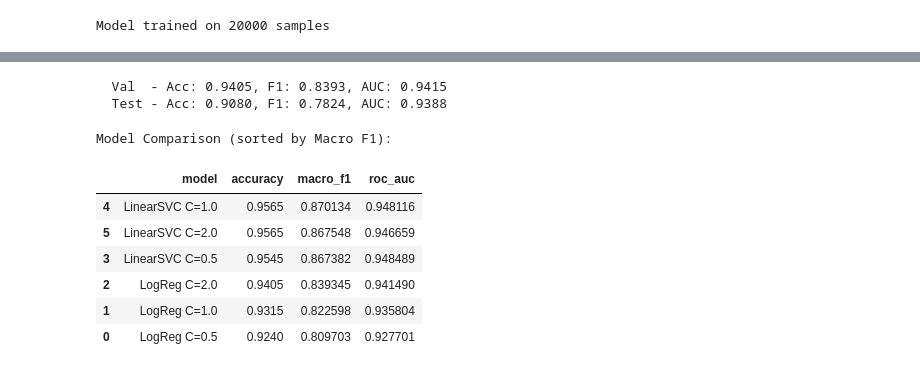
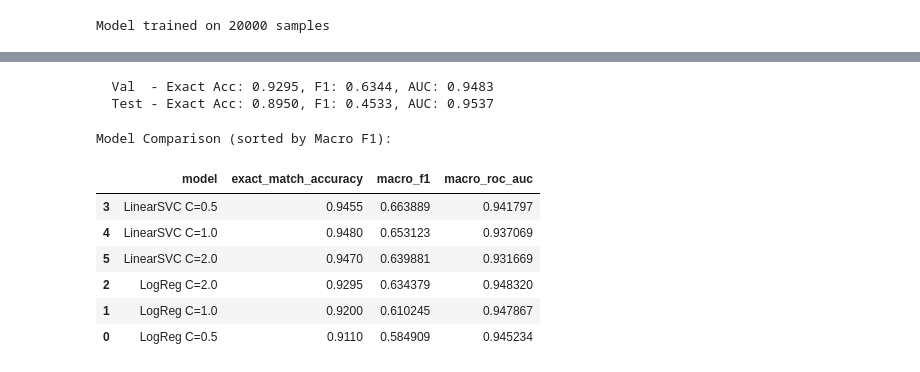
Before and after one commit to janek-wyrzykowski/ppd_hate_speech_detection, a Jupyter notebook: notebooks/baseline.ipynb, the cells around one changed output, grey strips where cells are left out. Drawn from its saved outputs; the diff is of its cells as text; code cells hidden in the pictures.

```diff
--- a/notebooks/baseline.ipynb
+++ b/notebooks/baseline.ipynb
@@ -141,11 +110,11 @@ pipe = Pipeline([("tfidf", tfidf), ("clf", clf)])
 # %%
 # Trenowanie na zbiorze treningowym
 X_train = df_train[TEXT_COL]
-y_train = df_train["is_toxic"].values
+y_train = df_train[LABELS].values
 X_val = df_val[TEXT_COL]
-y_val = df_val["is_toxic"].values
+y_val = df_val[LABELS].values
 X_test = df_test[TEXT_COL]
-y_test = df_test["is_toxic"].values
+y_test = df_test[LABELS].values
 
 pipe.fit(X_train, y_train)
 print("Model trained on", len(X_train), "samples")
@@ -180,14 +156,16 @@ ROC-AUC:   0.9415
 # %%
 # Ewaluacja na teście
 y_test_pred = pipe.predict(X_test)
-y_test_prob = pipe.predict_proba(X_test)[:, 1]
+y_test_prob = pipe.predict_proba(X_test)
 
 test_acc = accuracy_score(y_test, y_test_pred)
 test_f1 = f1_score(y_test, y_test_pred, average="macro")
-test_auc = roc_auc_score(y_test, y_test_prob)
+test_auc = roc_auc_score(y_test, y_test_prob, average="macro")
 
-print(classification_report(y_test, y_test_pred, target_names=["non-toxic", "toxic"], digits=4))
-print(f"Accuracy:  {test_acc:.4f}")
-print(f"Macro F1:  {test_f1:.4f}")
-print(f"ROC-AUC:   {test_auc:.4f}")
+print("Test per label:")
+for i, label in enumerate(LABELS):
+    print(f"  {label}:")
+    print(classification_report(y_test[:, i], y_test_pred[:, i], target_names=[f"non-{label}", label], digits=4))
+
+print(f"Overall - Exact Match Acc: {test_acc:.4f}, Macro F1: {test_f1:.4f}, Macro ROC-AUC: {test_auc:.4f}")
 # %% [output]
@@ -231,8 +215,9 @@ plt.show()
 # %%
 # Zapisz metryki do JSON
 metrics = {
-    "task": "binary_classification",
+    "task": "multi_label_binary_classification",
     "dataset": "Jigsaw Toxic Comment (Wikipedia)",
+    "labels": LABELS,
     "model": {
         "type": CLASSIFIER,
         "classifier": str(clf.__class__.__name__),
@@ -246,67 +231,67 @@ metrics = {
         "min_df": tfidf.min_df,
     },
     "val": {
-        "accuracy": float(val_acc),
+        "exact_match_accuracy": float(val_acc),
         "macro_f1": float(val_f1),
-        "roc_auc": float(val_auc),
+        "macro_roc_auc": float(val_auc),
     },
     "test": {
-        "accuracy": float(test_acc),
+        "exact_match_accuracy": float(test_acc),
         "macro_f1": float(test_f1),
-        "roc_auc": float(test_auc),
+        "macro_roc_auc": float(test_auc),
     },
 }
 
 with open(reports_dir / "metrics_baseline.json", "w", encoding="utf-8") as f:
     json.dump(metrics, f, indent=2)
 
-print(f"  Val  - Acc: {val_acc:.4f}, F1: {val_f1:.4f}, AUC: {val_auc:.4f}")
-print(f"  Test - Acc: {test_acc:.4f}, F1: {test_f1:.4f}, AUC: {test_auc:.4f}")
+print(f"  Val  - Exact Acc: {val_acc:.4f}, F1: {val_f1:.4f}, AUC: {val_auc:.4f}")
+print(f"  Test - Exact Acc: {test_acc:.4f}, F1: {test_f1:.4f}, AUC: {test_auc:.4f}")
 # %% [output]
-  Val  - Acc: 0.9405, F1: 0.8393, AUC: 0.9415
-  Test - Acc: 0.9080, F1: 0.7824, AUC: 0.9388
+  Val  - Exact Acc: 0.9295, F1: 0.6344, AUC: 0.9483
+  Test - Exact Acc: 0.8950, F1: 0.4533, AUC: 0.9537
 # %%
 # Porównanie modeli: LogReg vs LinearSVC (z różnymi C)
 from sklearn.base import clone
 
 def eval_model(model_name, clf, X_train, y_train, X_val, y_val):
     vec = TfidfVectorizer(lowercase=True, strip_accents="unicode", ngram_range=(1,2), min_df=2, max_features=200_000)
-    pipe = Pipeline([("tfidf", vec), ("clf", clone(clf))])
+    pipe = Pipeline([("tfidf", vec), ("clf", OneVsRestClassifier(clone(clf)))])
     pipe.fit(X_train, y_train)
 
     y_pred = pipe.predict(X_val)
     if hasattr(pipe, 'predict_proba'):
-        y_prob = pipe.predict_proba(X_val)[:, 1]
+        y_prob = pipe.predict_proba(X_val)
     else:
         y_prob = pipe.decision_function(X_val)
 
     return {
         "model": model_name,
-        "accuracy": accuracy_score(y_val, y_pred),
+        "exact_match_accuracy": accuracy_score(y_val, y_pred),
         "macro_f1": f1_score(y_val, y_pred, average="macro"),
-        "roc_auc": roc_auc_score(y_val, y_prob),
+        "macro_roc_auc": roc_auc_score(y_val, y_prob, average="macro"),
     }
 
 results = []
 for model_name, base, Cs in [
     ("LogReg", LogisticRegression(solver="liblinear", class_weight="balanced", max_iter=400), [0.5, 1.0, 2.0]),
     ("LinearSVC", LinearSVC(class_weight="balanced", max_iter=2000), [0.5, 1.0, 2.0]),
 ]:
     for C in Cs:
         clf_test = clone(base)
         clf_test.C = C
         res = eval_model(f"{model_name} C={C}", clf_test, X_train, y_train, X_val, y_val)
         results.append(res)
 
 df_comparison = pd.DataFrame(results).sort_values("macro_f1", ascending=False)
 print("Model Comparison (sorted by Macro F1):")
 df_comparison
 # %% [output]
 Model Comparison (sorted by Macro F1):
-|  | model | accuracy | macro_f1 | roc_auc |
-| 4 | LinearSVC C=1.0 | 0.9565 | 0.870134 | 0.948116 |
-| 5 | LinearSVC C=2.0 | 0.9565 | 0.867548 | 0.946659 |
-| 3 | LinearSVC C=0.5 | 0.9545 | 0.867382 | 0.948489 |
-| 2 | LogReg C=2.0 | 0.9405 | 0.839345 | 0.941490 |
-| 1 | LogReg C=1.0 | 0.9315 | 0.822598 | 0.935804 |
-| 0 | LogReg C=0.5 | 0.9240 | 0.809703 | 0.927701 |
+|  | model | exact_match_accuracy | macro_f1 | macro_roc_auc |
+| 3 | LinearSVC C=0.5 | 0.9455 | 0.663889 | 0.941797 |
+| 4 | LinearSVC C=1.0 | 0.9480 | 0.653123 | 0.937069 |
+| 5 | LinearSVC C=2.0 | 0.9470 | 0.639881 | 0.931669 |
+| 2 | LogReg C=2.0 | 0.9295 | 0.634379 | 0.948320 |
+| 1 | LogReg C=1.0 | 0.9200 | 0.610245 | 0.947867 |
+| 0 | LogReg C=0.5 | 0.9110 | 0.584909 | 0.945234 |
```
Also changed, not shown: parts of 9 cells of this notebook.
